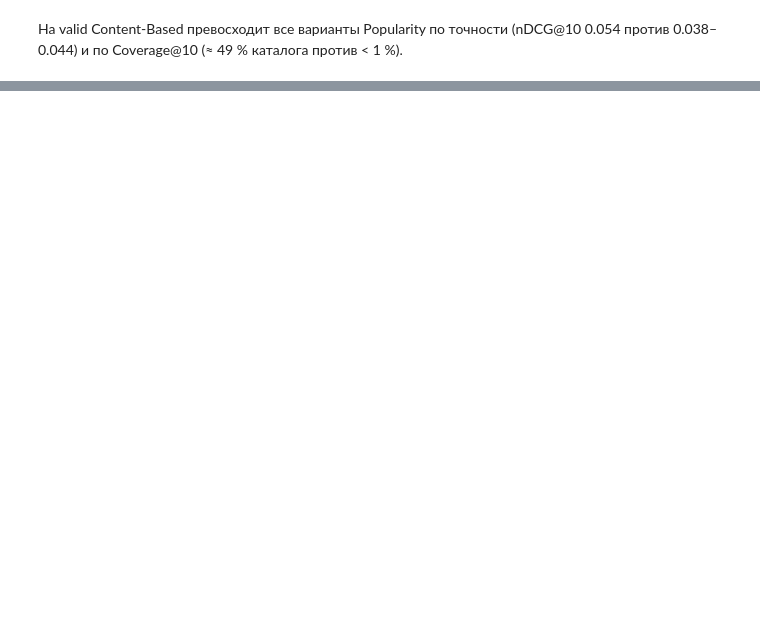
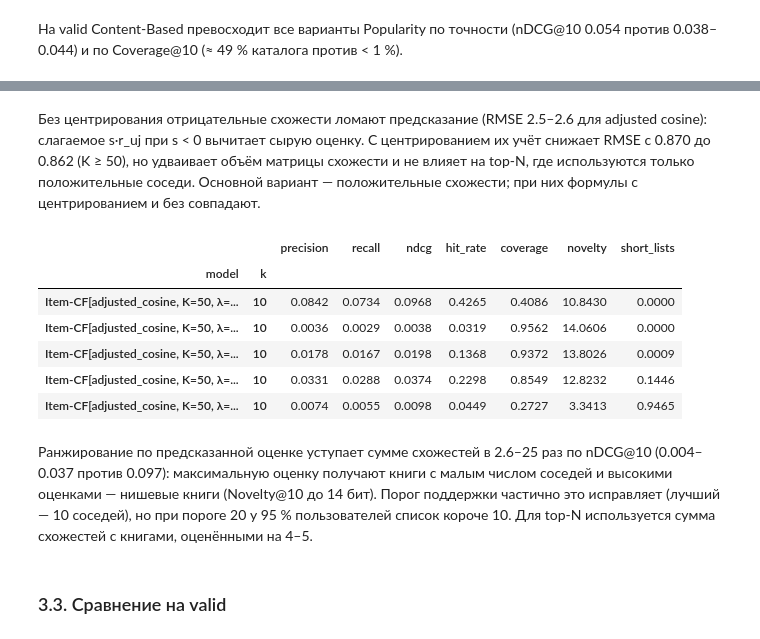
Before and after one commit to a-kapset/Rec_Systems_HW1, a Jupyter notebook: notebooks/goodbooks_recsys.ipynb, the cells around one changed output, grey strips where cells are left out. Drawn from its saved outputs; the diff is of its cells as text; code cells hidden in the pictures; blank space fills up the shorter version.

```diff
--- a/notebooks/goodbooks_recsys.ipynb
+++ b/notebooks/goodbooks_recsys.ipynb
@@ -414,0 +540,22 @@ valid_comparison
+# %%
+rows = []
+for kind in ("adjusted_cosine", "pearson"):
+    for use_negative, centered in ((False, True), (True, True), (True, False)):
+        model = ItemCF(
+            kind,
+            shrinkage=config.ITEM_CF_SHRINKAGE,
+            centered=centered,
+            use_negative=use_negative,
+        ).fit(inner.train)
+        for k in (20, 50, 100):
+            model.set_n_neighbors(k)
+            prediction = model.predict(valid_users, valid_books)
+            rows.append(
+                {
+                    "similarity": kind,
+                    "variant": f"negative={use_negative}, centered={centered}",
+                    "k": k,
+                    "rmse": metrics.rmse(valid_ratings, prediction),
+                }
+            )
+pd.DataFrame(rows).pivot_table(index=["similarity", "variant"], columns="k", values="rmse")
@@ -414,0 +571,19 @@ valid_comparison
+# %% [markdown]
+Без центрирования отрицательные схожести ломают предсказание (RMSE 2.5–2.6 для adjusted cosine): слагаемое s·r_uj при s < 0 вычитает сырую оценку. С центрированием их учёт снижает RMSE с 0.870 до 0.862 (K ≥ 50), но удваивает объём матрицы схожести и не влияет на top-N, где используются только положительные соседи. Основной вариант — положительные схожести; при них формулы с центрированием и без совпадают.
+# %%
+ranking_models = [item_cf] + [
+    ItemCF(ranking="rating", min_support=support).fit(inner.train) for support in (1, 5, 10, 20)
+]
+pd.concat([evaluation.evaluate(model, valid_set, ks=(10,)) for model in ranking_models])[columns]
+# %% [output]
+|  |  | precision | recall | ndcg | hit_rate | coverage | novelty | short_lists |
+| model | k |  |  |  |  |  |  |  |
+| Item-CF[adjusted_cosine, K=50, λ=... | 10 | 0.0842 | 0.0734 | 0.0968 | 0.4265 | 0.4086 | 10.8430 | 0.0000 |
+| Item-CF[adjusted_cosine, K=50, λ=... | 10 | 0.0036 | 0.0029 | 0.0038 | 0.0319 | 0.9562 | 14.0606 | 0.0000 |
+| Item-CF[adjusted_cosine, K=50, λ=... | 10 | 0.0178 | 0.0167 | 0.0198 | 0.1368 | 0.9372 | 13.8026 | 0.0009 |
+| Item-CF[adjusted_cosine, K=50, λ=... | 10 | 0.0331 | 0.0288 | 0.0374 | 0.2298 | 0.8549 | 12.8232 | 0.1446 |
+| Item-CF[adjusted_cosine, K=50, λ=... | 10 | 0.0074 | 0.0055 | 0.0098 | 0.0449 | 0.2727 | 3.3413 | 0.9465 |
+# %% [markdown]
+Ранжирование по предсказанной оценке уступает сумме схожестей в 2.6–25 раз по nDCG@10 (0.004–0.037 против 0.097): максимальную оценку получают книги с малым числом соседей и высокими оценками — нишевые книги (Novelty@10 до 14 бит). Порог поддержки частично это исправляет (лучший — 10 соседей), но при пороге 20 у 95 % пользователей список короче 10. Для top-N используется сумма схожестей с книгами, оценёнными на 4–5.
+# %% [markdown]
+### 3.3. Сравнение на valid
```
Also changed, not shown: parts of 21 cells of this notebook, 7 other files.
